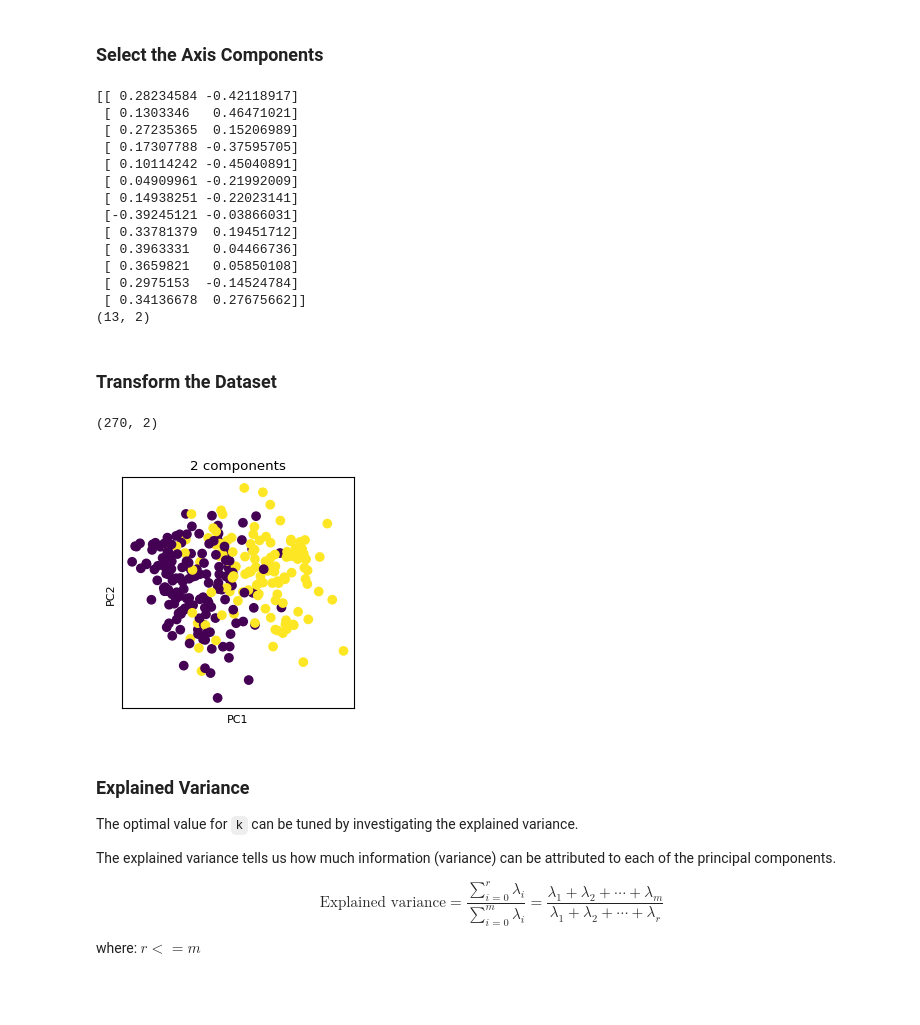
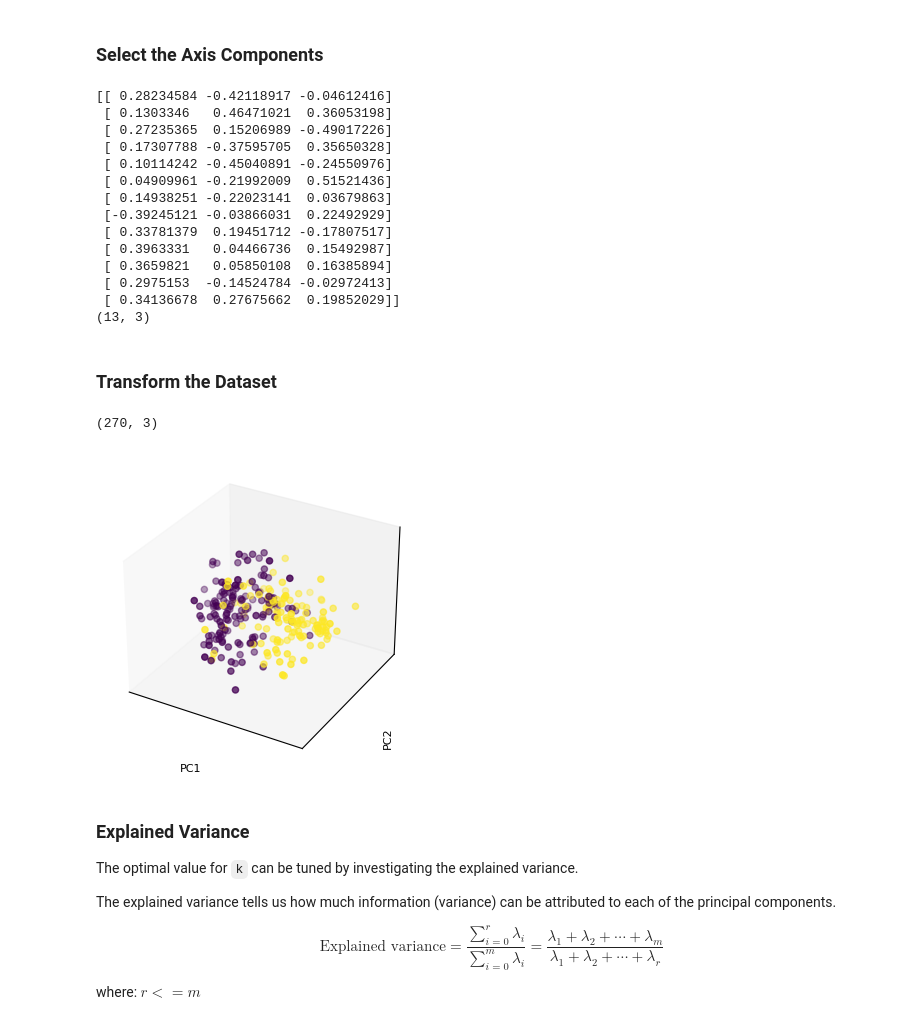
Before and after one commit to rizaaria/SBC, a Jupyter notebook: pcajantung.ipynb, the cells around one changed output. Drawn from its saved outputs; the diff is of its cells as text; code cells hidden in the pictures; blank space fills up the shorter version.

```diff
--- a/pcajantung.ipynb
+++ b/pcajantung.ipynb
@@ -220,43 +220,48 @@ print(eig_vecs_)
 ### Select the Axis Components
 # %%
 # Select top k eigenvectors
-k = 2
+k = 3
 W = eig_vecs_[:, :k] # Projection matrix
 print(W)
 print(W.shape)
 # %% [output]
-[[ 0.28234584 -0.42118917]
- [ 0.1303346   0.46471021]
- [ 0.27235365  0.15206989]
- [ 0.17307788 -0.37595705]
- [ 0.10114242 -0.45040891]
- [ 0.04909961 -0.21992009]
- [ 0.14938251 -0.22023141]
- [-0.39245121 -0.03866031]
- [ 0.33781379  0.19451712]
- [ 0.3963331   0.04466736]
- [ 0.3659821   0.05850108]
- [ 0.2975153  -0.14524784]
- [ 0.34136678  0.27675662]]
-(13, 2)
+[[ 0.28234584 -0.42118917 -0.04612416]
+ [ 0.1303346   0.46471021  0.36053198]
+ [ 0.27235365  0.15206989 -0.49017226]
+ [ 0.17307788 -0.37595705  0.35650328]
+ [ 0.10114242 -0.45040891 -0.24550976]
+ [ 0.04909961 -0.21992009  0.51521436]
+ [ 0.14938251 -0.22023141  0.03679863]
+ [-0.39245121 -0.03866031  0.22492929]
+ [ 0.33781379  0.19451712 -0.17807517]
+ [ 0.3963331   0.04466736  0.15492987]
+ [ 0.3659821   0.05850108  0.16385894]
+ [ 0.2975153  -0.14524784 -0.02972413]
+ [ 0.34136678  0.27675662  0.19852029]]
+(13, 3)
 # %% [markdown]
 ### Transform the Dataset
 # %%
 X_proj = X_std.dot(W)
 print(X_proj.shape)
 # %% [output]
-(270, 2)
+(270, 3)
 # %%
 %matplotlib inline
 
-fig, ax = plt.subplots(figsize=(3,3))
+fig = plt.figure(figsize=(4,4));
+ax = fig.add_subplot(projection='3d');
 
-ax.scatter(X_proj[:, 0], X_proj[:, 1], c = y)
-ax.set_xlabel('PC1'); plt.xticks([])
-ax.set_ylabel('PC2'); plt.yticks([])
-ax.set_title('2 components');
+ax.scatter(X_proj[:, 0], X_proj[:, 1],  X_proj[:, 2], c = y);
+
+ax.set_xlabel('PC1');
+ax.set_xticks([]);
+ax.set_ylabel('PC2', rotation=90);
+ax.set_yticks([]);
+ax.set_zlabel('PC3', rotation=90);
+ax.set_zticks([]);
 # %% [output]
-[figure, old version]
+[figure, new version]
 # %% [markdown]
 ### Explained Variance
 
```
